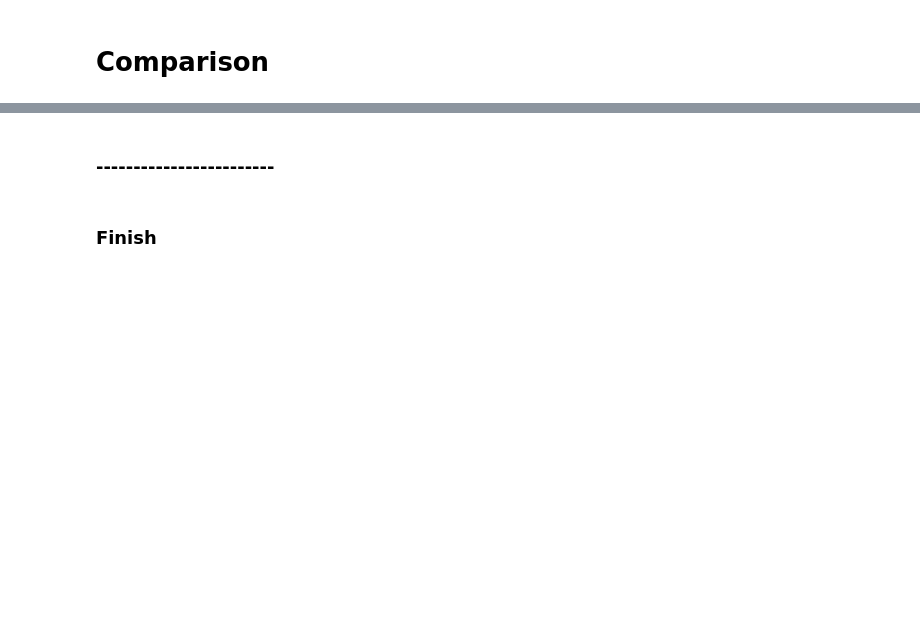
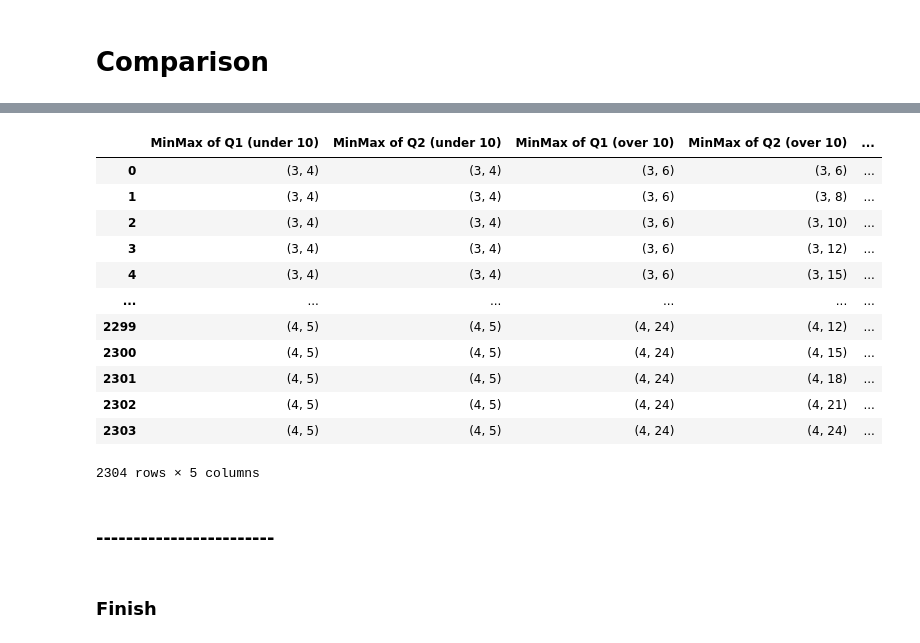
Before and after one commit to omeryefet/SLE2, a Jupyter notebook: MinMax.ipynb, the cells around one changed output, grey strips where cells are left out. Saved outputs shown, nothing was run; the diff lists cells and outputs as text; code cells hidden in the pictures; blank space fills up the shorter version.

```diff
--- a/MinMax.ipynb
+++ b/MinMax.ipynb
@@ -134,7 +142,7 @@ def MinMax(demands,min,max):
             row = list(row)
             dic[(row[0],i)] = (row[2*i-1],row[2*i])
     return dic
-minmax = MinMax(demands,3,6)
+# minmax = MinMax(demands,3,6)
 # %%
 # minmax
 # %% [markdown]
@@ -173,7 +199,7 @@ def simulation (daily_demands:dict,initial_inventory:dict,volumes:dict,minmax:di
     OSR_volume = (total_high * 30000 + total_low * 15000) * 0.97 # total volume of the OSR (leave 3% of the storage empty), 15000cc and 30000cc is the volume of low and high 'Arkaliot' respectively
     others_volume = 6450 # the volume of others sku id (not group A and not assuta)
     free_volume = OSR_volume - others_volume # the free volume we can use
-    print(initial_inventory['BI000161'])
+    # print('omer',initial_inventory['C2241483'])
     for day in range(days): # go through all days
         total_volume = 0 # sum up the volumes per day
         for item in items_sku_ids: # go through all items
@@ -186,15 +212,17 @@ def simulation (daily_demands:dict,initial_inventory:dict,volumes:dict,minmax:di
             initial_inventory[item] -= daily_demands[item][day] # update the inventory
             if initial_inventory[item] < 0: # check if inventory is less than 0
                 # print(f'The inventory of item {item} is less than 0 in day {current_day}') # logging
-                pass
+                refresf_dic[item] = True
+                count_refresh += 1
+                # pass
             elif initial_inventory[item] < minmax[(item,current_quarter)][0]: # check if inventory is less than the minimum
                 refresf_dic[item] = True # change  the refresh requirement into 'True'
                 count_refresh += 1 # add 1 to the refreshes counter
             else: # inventory between minimum and maximum
                 pass
-            if item == 'BI000161':
-                print('omer')
-                print(initial_inventory[item])
+            # if item == 'C2241483':
+            #     print('omer')
+            #     print(initial_inventory[item])
         if total_volume > free_volume: # check in the end of the day if we have exceeded the storage capacity
             print(f'Exceeding the OSR capacity in day {current_day}') # logging
             return ('current_day',current_day) # return the first day we have exceeded the storage capacity
@@ -204,9 +232,10 @@ def simulation (daily_demands:dict,initial_inventory:dict,volumes:dict,minmax:di
         elif current_day <= 272: current_quarter = 3 # change the quarter according to the day
         else: current_quarter = 4 # change the quarter according to the day
     return count_refresh
+# אולי להחזיר בנוסף את כמות הפעמים שפריט ירד מתחת ל-0 ואת סך הכמות היחידות שחרגה לאורך התקופה
 # %%
-daily_demands_22_dic_copy = daily_demands_22_dic.copy()
-initial_inventory_dic_copy = initial_inventory_dic.copy()
-volumes_dic_copy = volumes_dic.copy()
-minmax_copy = minmax.copy()
-simulation(daily_demands_22_dic_copy,initial_inventory_dic_copy,volumes_dic_copy,minmax_copy,10498,2858)
+# daily_demands_22_dic_copy = daily_demands_22_dic.copy()
+# initial_inventory_dic_copy = initial_inventory_dic.copy()
+# volumes_dic_copy = volumes_dic.copy()
+# minmax_copy = minmax.copy()
+# simulation(daily_demands_22_dic_copy,initial_inventory_dic_copy,volumes_dic_copy,minmax_copy,10498,2858)
@@ -276,3 +300,20 @@ results
+# %%
+df = pd.DataFrame(results, columns=['MinMax of Q1 (under 10)', 'MinMax of Q2 (under 10)','MinMax of Q1 (over 10)', 'MinMax of Q2 (over 10)','No. of refreshes'])
+df
+# %% [output]
+|  | MinMax of Q1 (under 10) | MinMax of Q2 (under 10) | MinMax of Q1 (over 10) | MinMax of Q2 (over 10) | ... |
+| 0 | (3, 4) | (3, 4) | (3, 6) | (3, 6) | ... |
+| 1 | (3, 4) | (3, 4) | (3, 6) | (3, 8) | ... |
+| 2 | (3, 4) | (3, 4) | (3, 6) | (3, 10) | ... |
+| 3 | (3, 4) | (3, 4) | (3, 6) | (3, 12) | ... |
+| 4 | (3, 4) | (3, 4) | (3, 6) | (3, 15) | ... |
+| ... | ... | ... | ... | ... | ... |
+| 2299 | (4, 5) | (4, 5) | (4, 24) | (4, 12) | ... |
+| 2300 | (4, 5) | (4, 5) | (4, 24) | (4, 15) | ... |
+| 2301 | (4, 5) | (4, 5) | (4, 24) | (4, 18) | ... |
+| 2302 | (4, 5) | (4, 5) | (4, 24) | (4, 21) | ... |
+| 2303 | (4, 5) | (4, 5) | (4, 24) | (4, 24) | ... |
+2304 rows × 5 columns
 # %% [markdown]
 ### ------------------------
 # %% [markdown]
```
Also changed, not shown: parts of 6 cells of this notebook.
